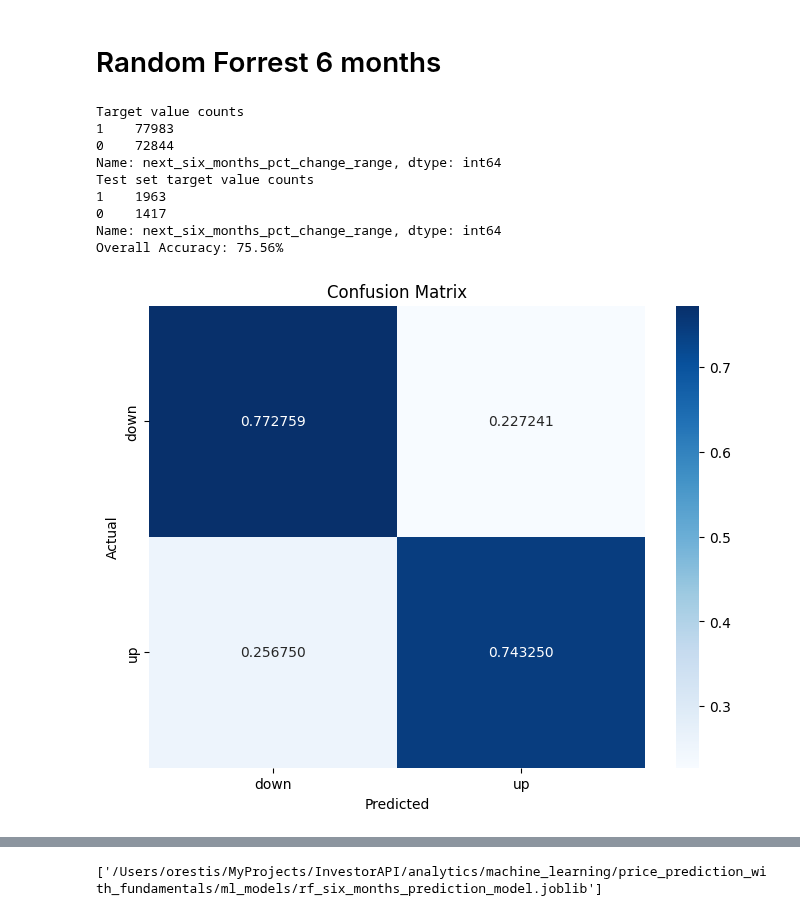
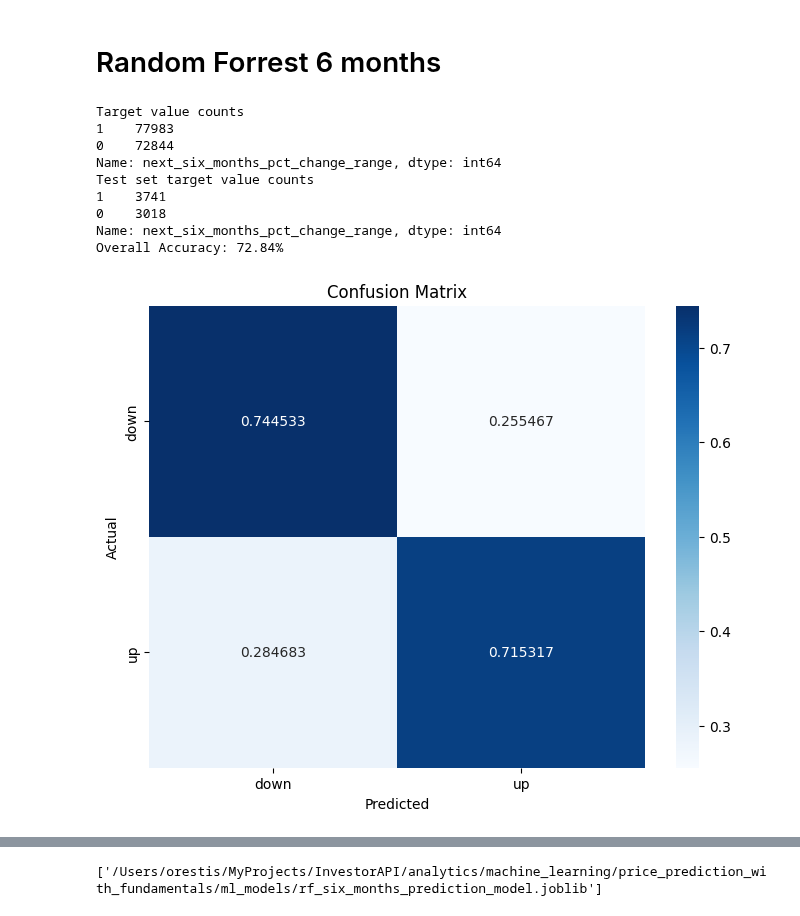
Before and after one commit to OrestisStefanou/InvestorAPI, a Jupyter notebook: analytics/machine_learning/price_prediction_with_fundamentals/notebooks/modelling_v7.ipynb, the cells around one changed output, grey strips where cells are left out. Drawn from its saved outputs; the diff is of its cells as text; code cells hidden in the pictures.

```diff
--- a/analytics/machine_learning/price_prediction_with_fundamentals/notebooks/modelling_v7.ipynb
+++ b/analytics/machine_learning/price_prediction_with_fundamentals/notebooks/modelling_v7.ipynb
@@ -589,7 +589,7 @@ print(dataset['next_six_months_pct_change_range'].value_counts())
 
 train_set, test_set = utils.split_data_to_train_and_test(
     df=dataset,
-    cutoff_date=dt.datetime(2023,6,1),
+    cutoff_date=dt.datetime(2023,5,1),
     cutoff_date_column_name='Date'
 )
 
@@ -615,37 +615,37 @@ column_transformer = make_column_transformer(
 rf_six_months_classifier = make_pipeline(
     column_transformer,
     RandomForestClassifier()
 )
 
 rf_six_months_classifier.fit(X_train, y_train)
 y_pred_rf_classifier = rf_six_months_classifier.predict(X_test)
 
 accuracy = accuracy_score(y_test, y_pred_rf_classifier)
 print(f"Overall Accuracy: {accuracy:.2%}")
 
 y_test_labels = [label_mapping[y] for y in y_test]
 y_pred_labels = [label_mapping[y] for y in y_pred_rf_classifier]
 # Plot the confusion matrix
 conf_matrix = confusion_matrix(y_test_labels, y_pred_labels, labels=labels, normalize='true')
 
 # Plot confusion matrix using seaborn
 plt.figure(figsize=(8, 6))
 sns.heatmap(conf_matrix, annot=True, fmt='f', cmap='Blues', xticklabels=labels, yticklabels=labels)
 plt.title('Confusion Matrix')
 plt.xlabel('Predicted')
 plt.ylabel('Actual')
 plt.show()
 # %% [output]
 Target value counts
 1    77983
 0    72844
 Name: next_six_months_pct_change_range, dtype: int64
 Test set target value counts
-1    1963
-0    1417
+1    3741
+0    3018
 Name: next_six_months_pct_change_range, dtype: int64
-Overall Accuracy: 75.56%
+Overall Accuracy: 72.84%
-[figure, old version]
+[figure, new version]
 # %%
 predicted_probabilities = rf_six_months_classifier.predict_proba(X_test)
 y_pred_high_prob, y_test_high_prob = utils.get_high_prob_predictions_with_ground_truth_labels(
```
Also changed, not shown: parts of 1 cell of this notebook, 1 other file.
